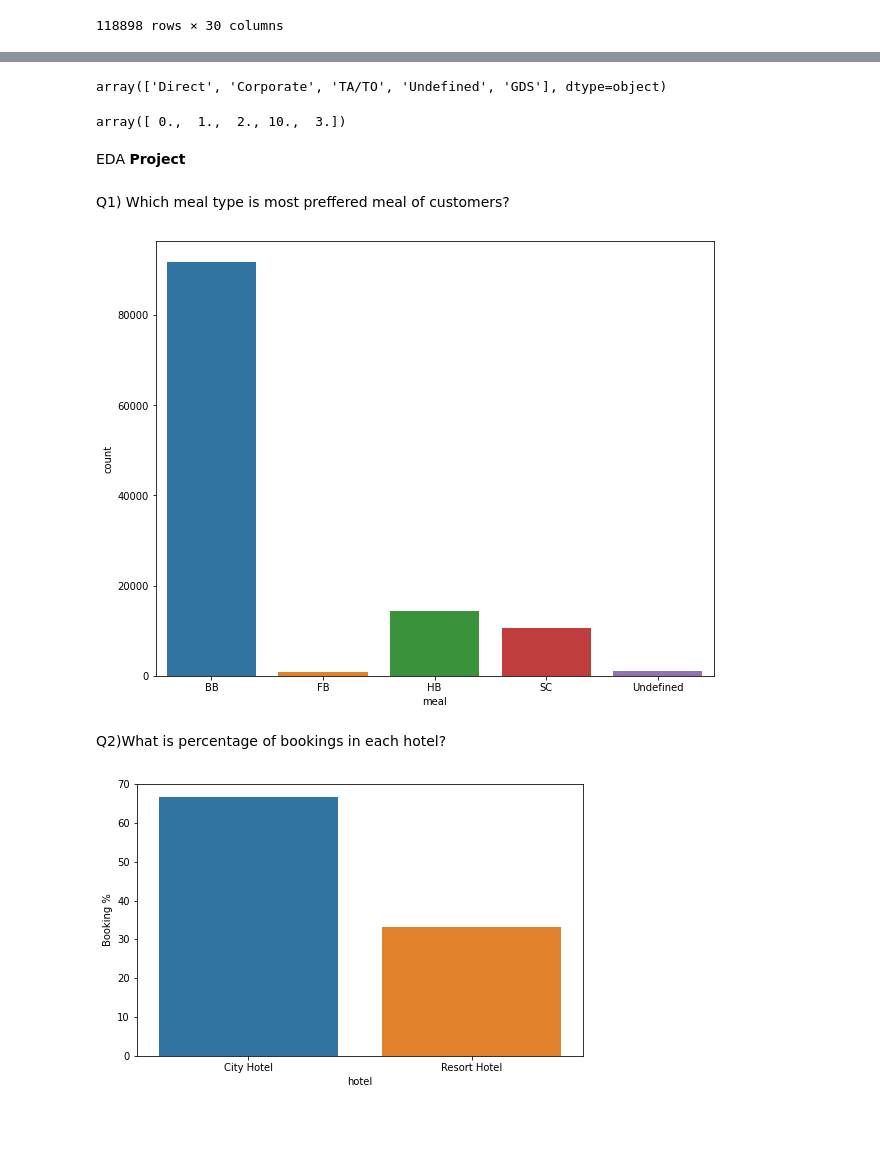
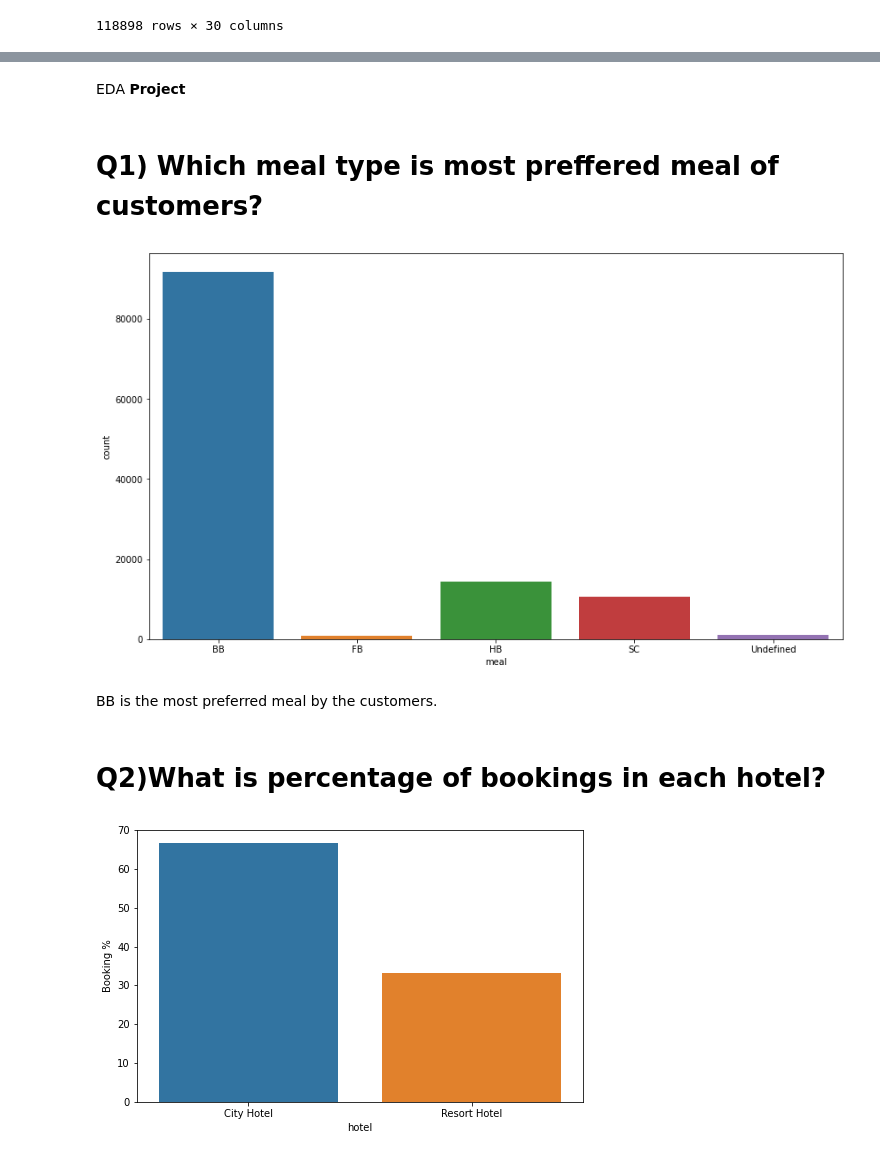
Before and after one commit to khatri17/Tesla-code-capstone-project-1, a Jupyter notebook: Copy_of_Hotel_Booking_Analysis_tesla_code_Capstone_Project(sanjay).ipynb, the cells around one changed output, grey strips where cells are left out. Cells and saved outputs as stored; diff of their text form; code cells hidden in the pictures; blank space fills up the shorter version.

```diff
--- a/Copy_of_Hotel_Booking_Analysis_tesla_code_Capstone_Project(sanjay).ipynb
+++ b/Copy_of_Hotel_Booking_Analysis_tesla_code_Capstone_Project(sanjay).ipynb
@@ -167,11 +146,3 @@ array(['Direct', 'Corporate', 'Online TA', 'Offline TA/TO',
-# %%
-df1['distribution_channel'].unique()
-# %% [output]
-array(['Direct', 'Corporate', 'TA/TO', 'Undefined', 'GDS'], dtype=object)
-# %%
-df1['children'].unique()
-# %% [output]
-array([ 0.,  1.,  2., 10.,  3.])
 # %%
 #Adding total staying days in hotels
 df1['total_stay'] = df1['stays_in_weekend_nights']+df1['stays_in_week_nights']
@@ -181,12 +152,12 @@ df1['total_people'] = df1['adults']+df1['children']+df1['babies']
 # %% [markdown]
 EDA **Project**
 # %% [markdown]
-Q1) Which meal type is most preffered meal of customers?
+# Q1) Which meal type is most preffered meal of customers?
 # %%
-
-plt.figure( figsize=(10, 8))
+# Calculating the most preferred meal.
+plt.figure( figsize=(14, 8))
 
 sns.countplot(x = df1['meal'])
 plt.show()
 # %% [output]
-[figure, old version]
+[figure, new version]
@@ -195,3 +164,5 @@ plt.show()
+# %% [markdown]
+BB is the most preferred meal by the customers.
 # %% [markdown]
-Q2)What is percentage of bookings in each hotel?
+# Q2)What is percentage of bookings in each hotel?
 # %%
```
Also changed, not shown: parts of 18 cells of this notebook.
